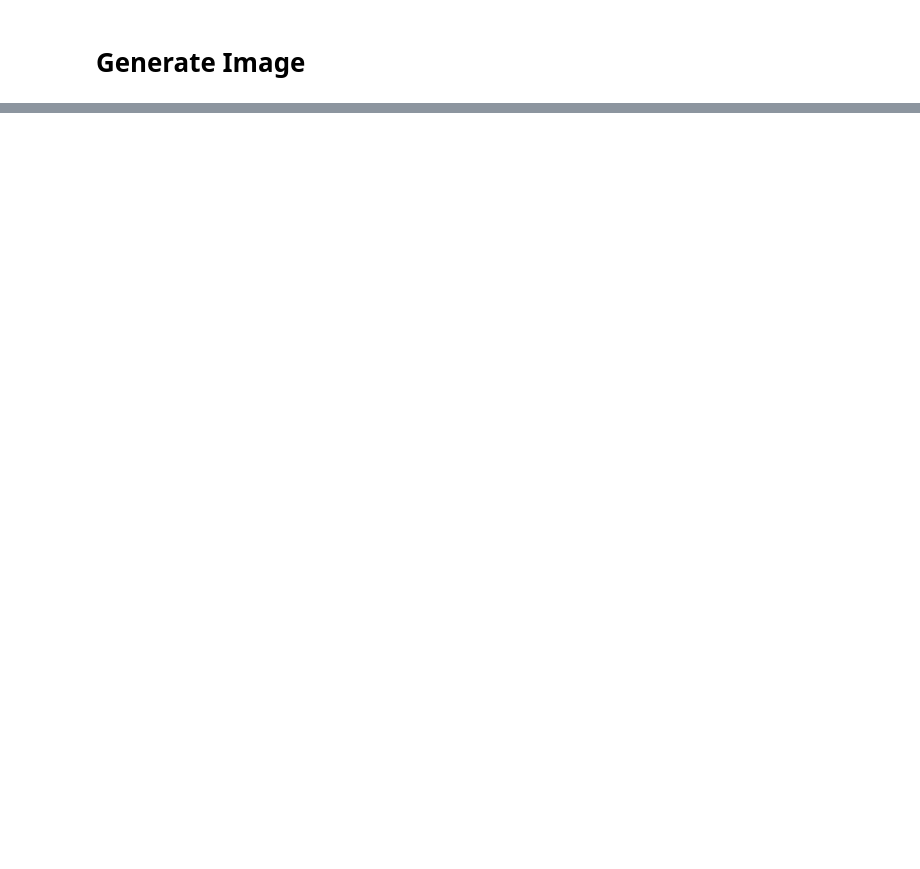
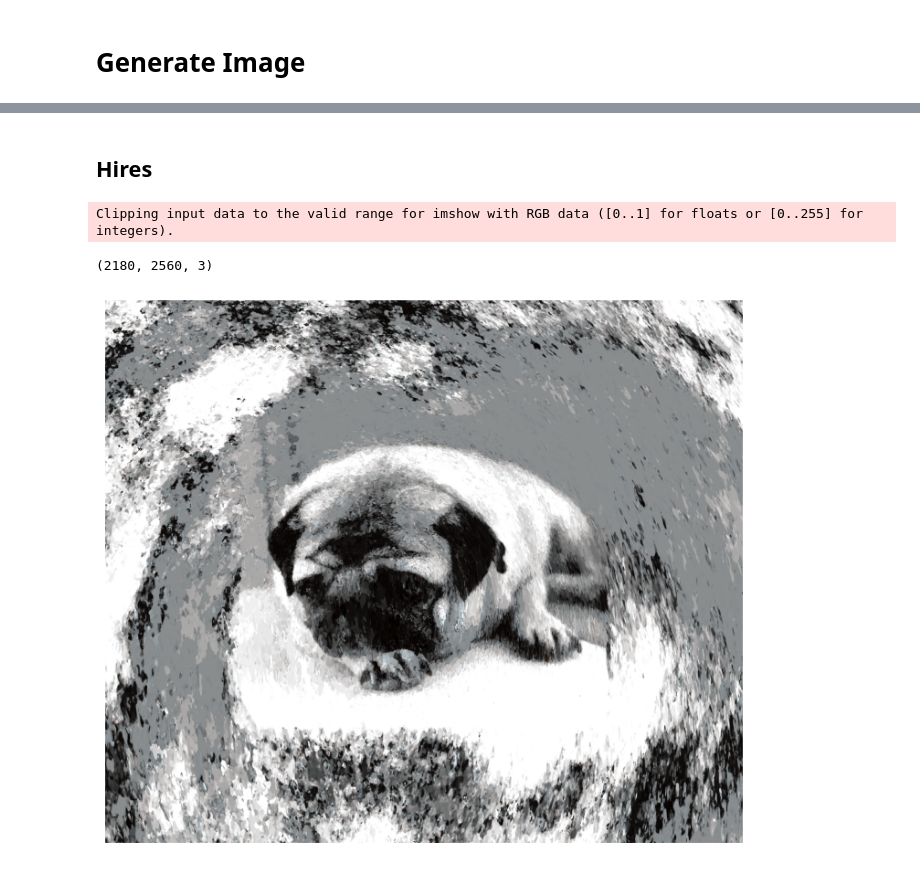
Before and after one commit to heysoos/neuralart, a Jupyter notebook: notebooks/CPPN_torch_prototyper.ipynb, the cells around one changed output, grey strips where cells are left out. Saved outputs shown, nothing was run; the diff lists cells and outputs as text; code cells hidden in the pictures; blank space fills up the shorter version.

```diff
--- a/notebooks/CPPN_torch_prototyper.ipynb
+++ b/notebooks/CPPN_torch_prototyper.ipynb
@@ -93,0 +89,9 @@ cppn.forward(coords, xres, yres).shape
+# %%
+target_file = 'target/pug.png'
+img = Image.open(target_file)
+img_mean = np.mean(img)
+img_std = np.std(img)
+# img = (img - np.mean(img)) / np.std(img)
+shape = np.array(img).shape
+aspectratio = shape[0] / shape[1]
+MSELoss = nn.MSELoss()
@@ -93,0 +304,36 @@ cppn.forward(coords, xres, yres).shape
+# %% [markdown]
+## Hires
+# %%
+x_reps = 5
+y_reps = 5
+x_dim = 512
+y_dim = int(512 * aspectratio)
+
+scale_hires = scale*gscale * 1.75
+z_hires = z*zscale*gscale
+coords_hires = cppn._coordinates(scale_hires, x_reps*x_dim, y_reps*y_dim, z_hires, flatten=False)
+# coords_hires[0] = np.abs(coords_hires[0])
+# coords_hires[0] = 2*np.cos(0.5*np.abs(coords_hires[0]))
+# coords_hires[1] = 2*np.cos(0.5*np.abs(coords_hires[1]))
+
+
+# crop = int((512*16 - 512*9)/2)
+# coords_hires[-2] = nscale*scale*np.array(n_hires)[crop:-crop, :][np.newaxis, :]
+
+# coords[0] = coords[0] + np.cos(coords[0]/2)
+# coords[1] = coords[1] + np.sin(coords[1]/2)
+# coords[3] = coords[3].cpu().numpy() * (1 + 1/coords[2])
+
+x = sampler.generate_hires(cppn, z=z_hires, scale=scale, x_dim=x_dim, y_dim=y_dim, x_reps=x_reps, y_reps=y_reps, coords=coords_hires)
+x = (x - x.mean()) / x.std()
+x = ((x * img_std) + img_mean) / 255.
+print(x.shape)
+sampler.imshow(x)
+
+time_str = datetime.now().strftime("%y-%m-%d-%H-%M-%S.%f")
+figname = 'hi_res/' + time_str + '.png'
+# imageio.imwrite(figname, (x * 255).astype(np.uint8), format='png')
+# %% [output]
+Clipping input data to the valid range for imshow with RGB data ([0..1] for floats or [0..255] for integers).
+(2180, 2560, 3)
+[figure, added]
```
Also changed, not shown: parts of 13 cells of this notebook, 1 other file.
